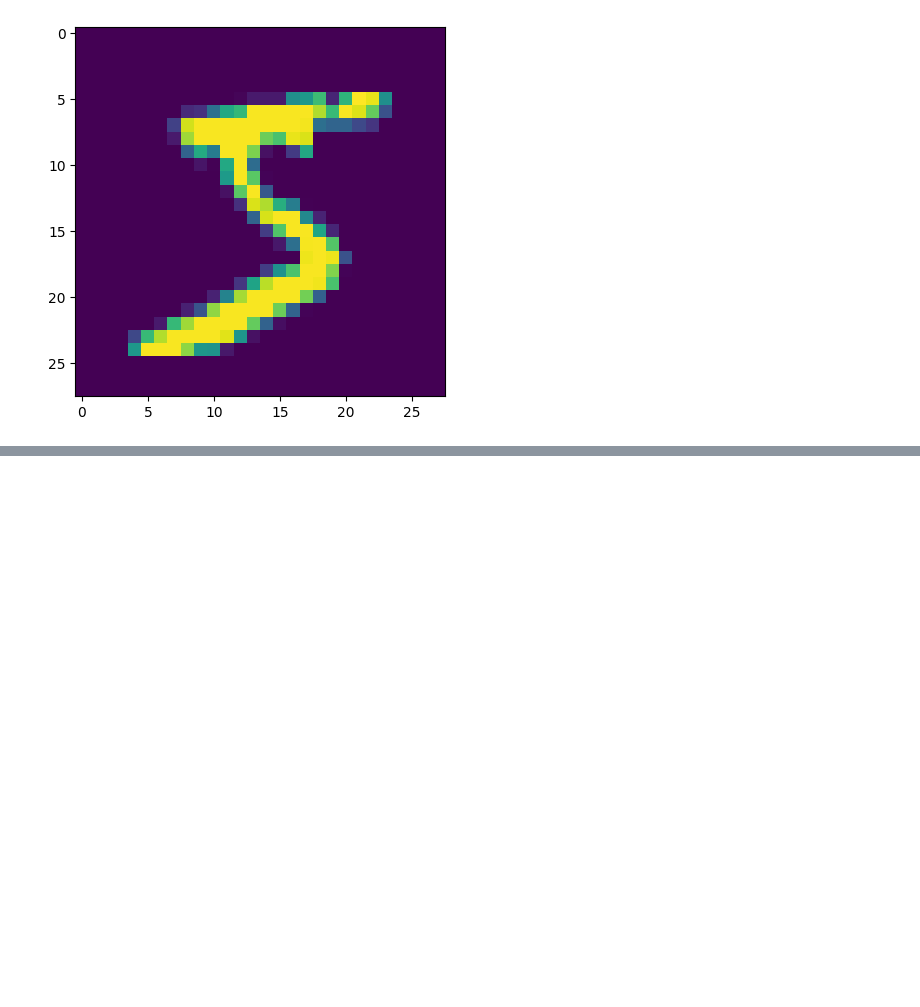
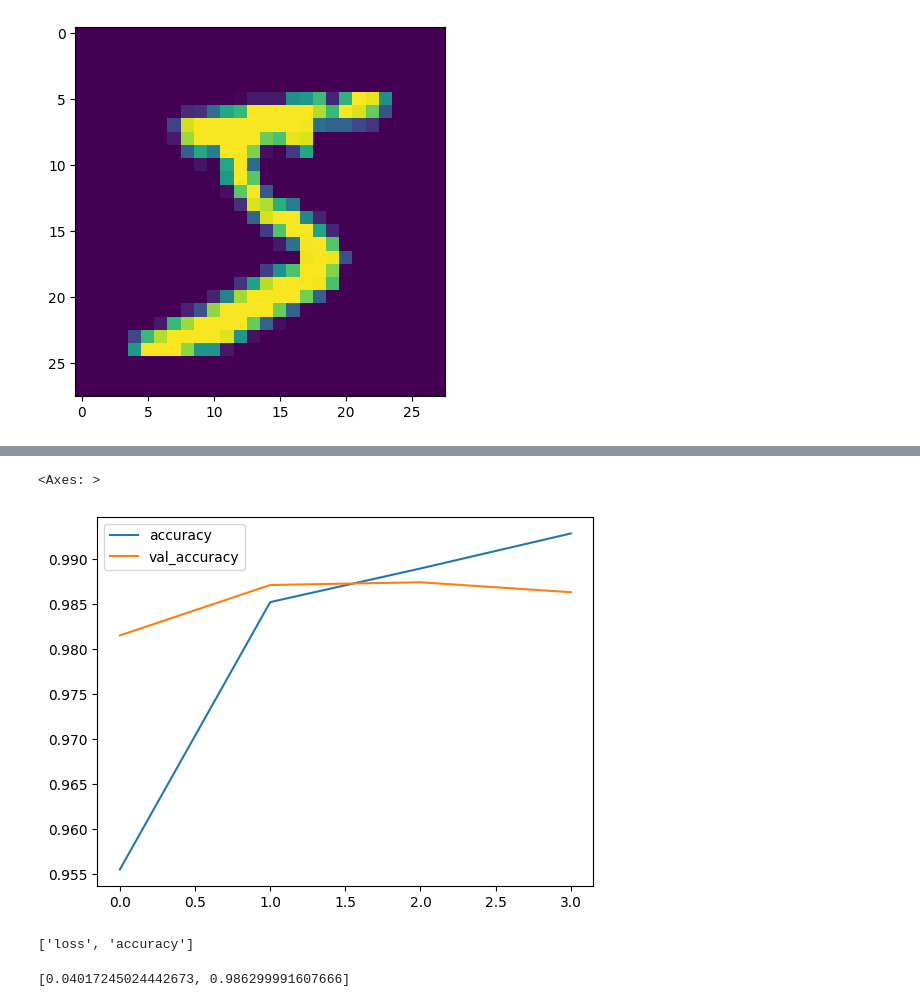
Before and after one commit to rjmcoder/CNN, a Jupyter notebook: mnist_with_tensorflow.ipynb, the cells around one changed output, grey strips where cells are left out. Cells and saved outputs as stored; diff of their text form; code cells hidden in the pictures; blank space fills up the shorter version.

```diff
--- a/mnist_with_tensorflow.ipynb
+++ b/mnist_with_tensorflow.ipynb
@@ -59,0 +120,14 @@ plt.imshow(scaled_image)
+# %%
+# lets plot training accuracy and val_accuracy
+metrics[['accuracy', 'val_accuracy']].plot()
+# %% [output]
+<Axes: >
+[figure, added]
+# %%
+model.metrics_names
+# %% [output]
+['loss', 'accuracy']
+# %%
+model.evaluate(x_test, y_cat_test, verbose=0)
+# %% [output]
+[0.04017245024442673, 0.986299991607666]
```
Also changed, not shown: parts of 18 cells of this notebook.
